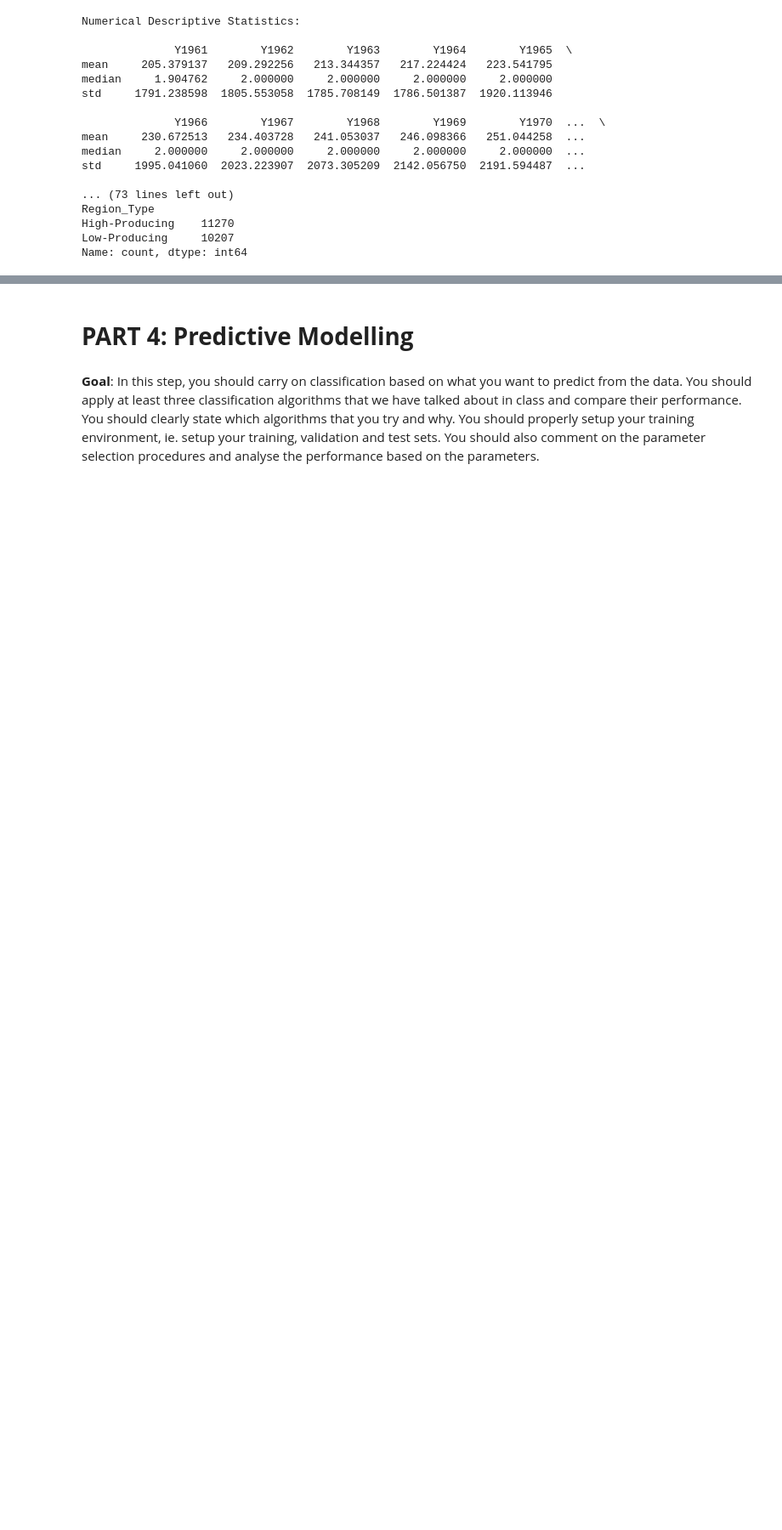
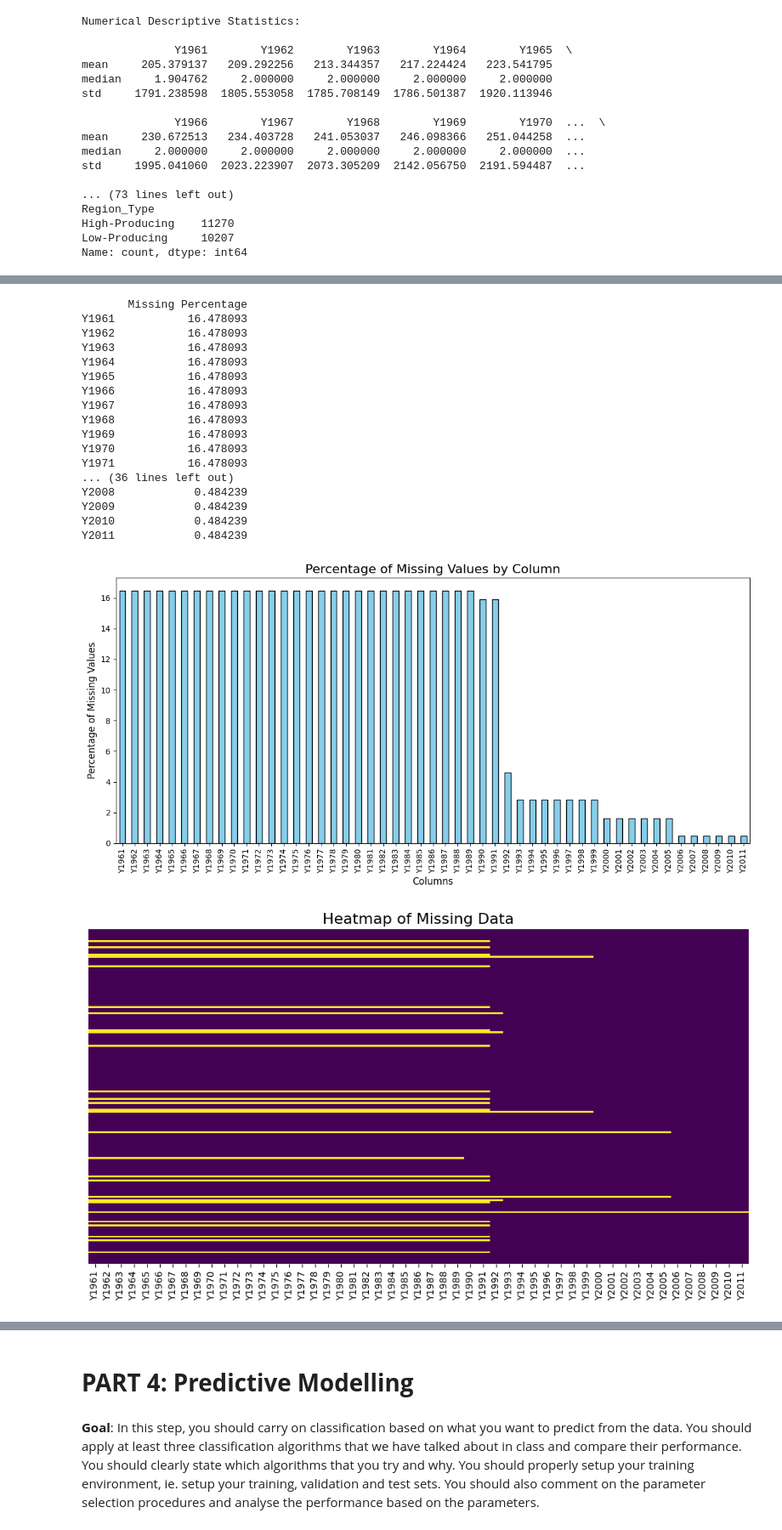
Before and after one commit to dinara-yanar/AIN214-course-project, a Jupyter notebook: project.ipynb, the cells around one changed output, grey strips where cells are left out. Shown: that part at 85% size. Drawn from its saved outputs; the diff is of its cells as text; code cells hidden in the pictures; blank space fills up the shorter version.

Commit message:
Handling missing data

```diff
--- a/project.ipynb
+++ b/project.ipynb
@@ -302,0 +256,52 @@ Name: count, dtype: int64
+# %%
+
+
+# 3.3.1 Calculate the percentage of missing values per column
+missing_percentage = fao_copy.isnull().mean() * 100
+
+# Identify columns with missing values
+missing_columns = missing_percentage[missing_percentage > 0].sort_values(ascending=False)
+
+# Display results
+missing_columns_results = missing_columns.to_frame(name='Missing Percentage')
+print(missing_columns_results)
+
+
+# 3.3.2 Visualizations
+# Bar Plot
+plt.figure(figsize=(12, 6))
+missing_columns.plot(kind='bar', color='skyblue', edgecolor='black')
+plt.title('Percentage of Missing Values by Column', fontsize=16)
+plt.xlabel('Columns', fontsize=12)
+plt.ylabel('Percentage of Missing Values', fontsize=12)
+plt.xticks(rotation=90)
+plt.tight_layout()
+plt.show()
+
+# Heatmap
+plt.figure(figsize=(12, 6))
+cols_with_missing = fao_copy.columns[fao_copy.isnull().any()]
+sns.heatmap(fao_copy[cols_with_missing].isnull(), cbar=False, cmap='viridis', yticklabels=False)
+plt.title('Heatmap of Missing Data', fontsize=16)
+plt.tight_layout()
+plt.show()
+# %% [output]
+       Missing Percentage
+Y1961           16.478093
+Y1962           16.478093
+Y1963           16.478093
+Y1964           16.478093
+Y1965           16.478093
+Y1966           16.478093
+Y1967           16.478093
+Y1968           16.478093
+Y1969           16.478093
+Y1970           16.478093
+Y1971           16.478093
+... (36 lines left out)
+Y2008            0.484239
+Y2009            0.484239
+Y2010            0.484239
+Y2011            0.484239
+[figure, added]
+[figure, added]
```
Also changed, not shown: parts of 12 cells of this notebook.
